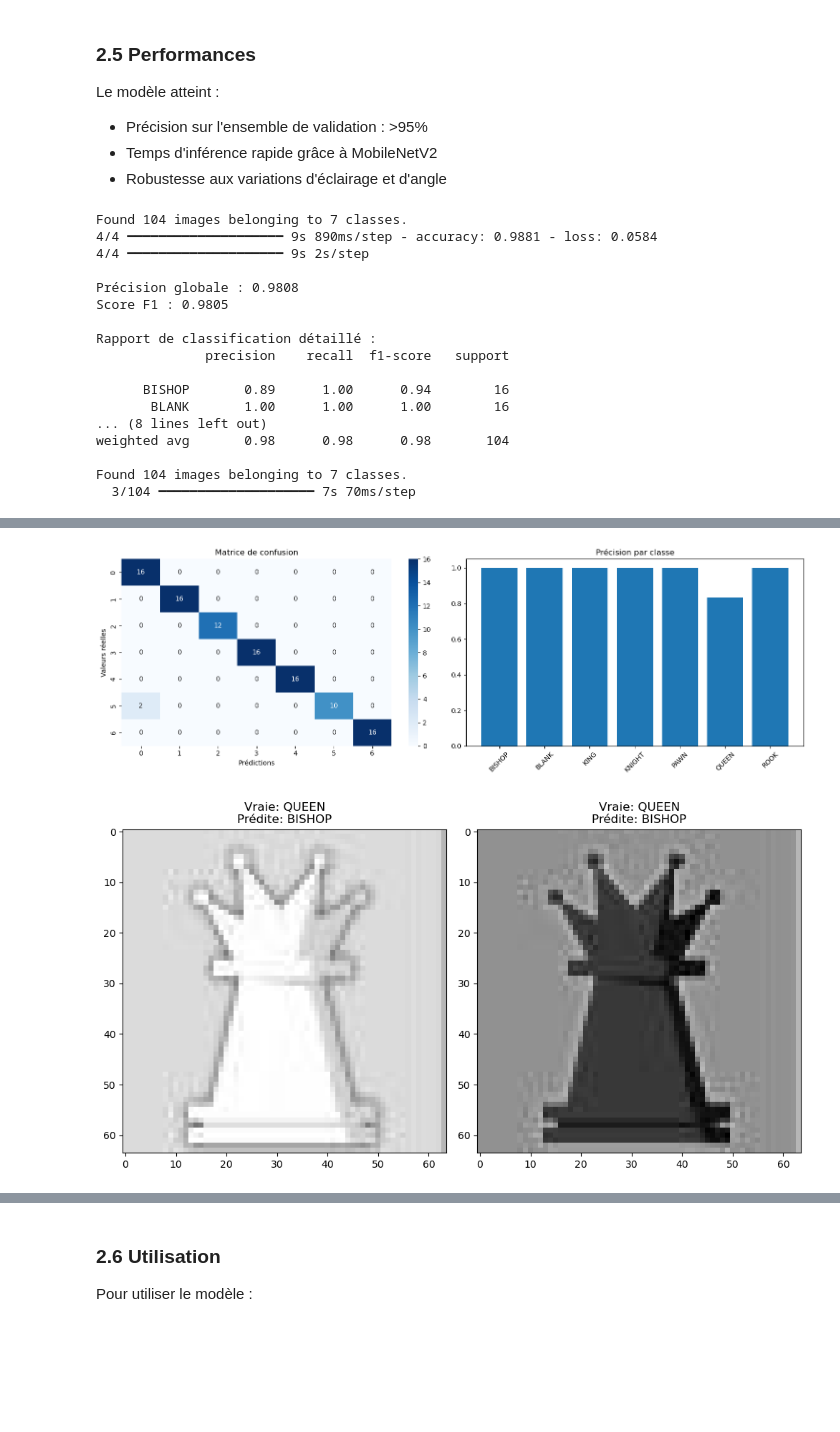
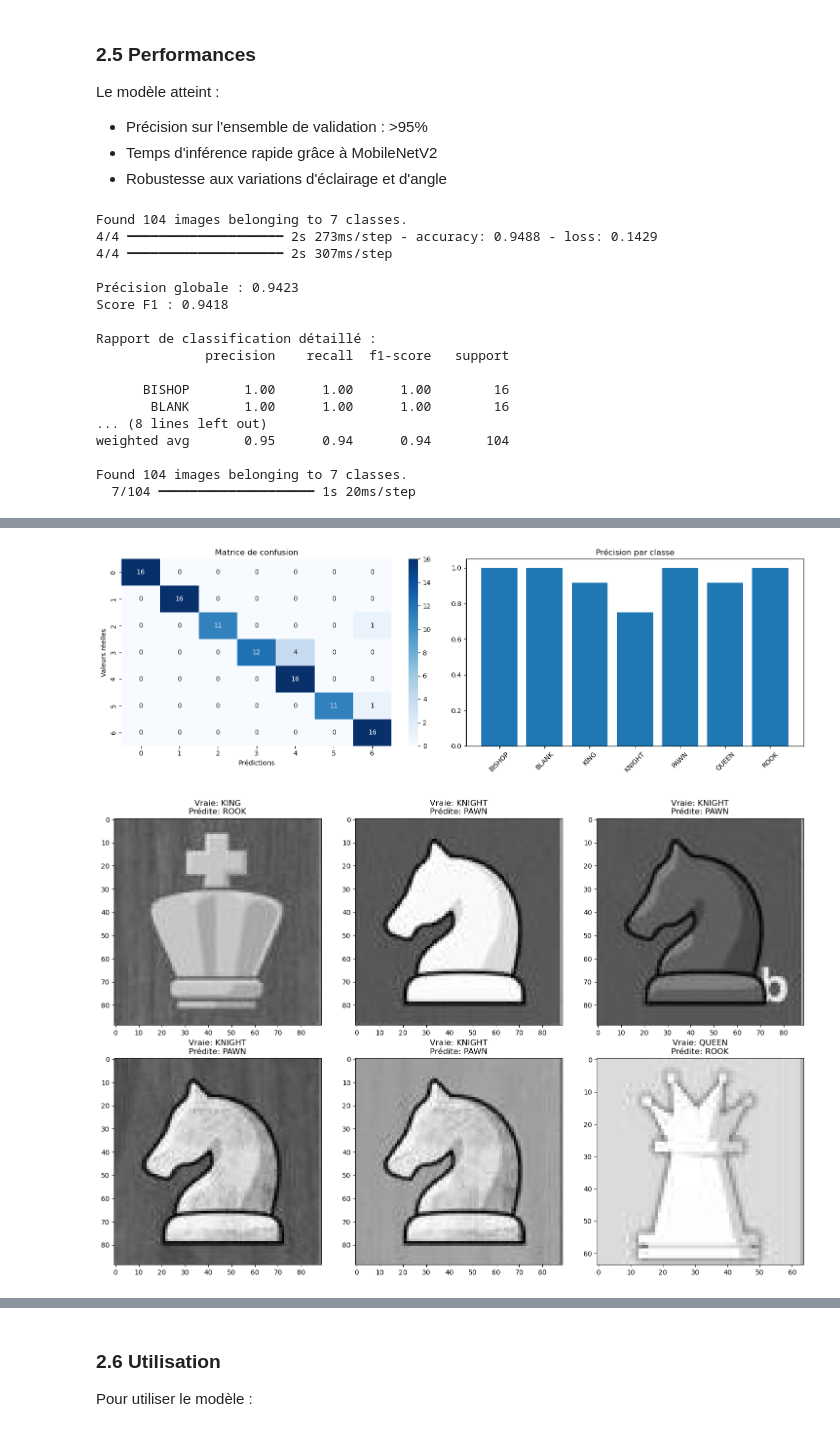
Before and after one commit to Wa-dot/AI-project-chess, a Jupyter notebook: project.ipynb, the cells around one changed output, grey strips where cells are left out. Drawn from its saved outputs; the diff is of its cells as text; code cells hidden in the pictures; blank space fills up the shorter version.

Commit message:
End model vision

```diff
--- a/project.ipynb
+++ b/project.ipynb
@@ -439,28 +420,28 @@ def visualize_errors(model, test_data_path):
 # Utilisation
 if __name__ == "__main__":
     # Charger le modèle entraîné
-    model = load_model('chess_model_final.keras')
+    model = load_model('./chess_model_custom.keras')
 
     # Évaluer les performances
-    results = evaluate_model_performance(model, 'C:/Users/Desktop/Desktop/Ai/Chess/chess_move/data/data_test')
+    results = evaluate_model_performance(model, './data/data_test')
 
     # Visualiser les erreurs
-    visualize_errors(model, 'C:/Users/Desktop/Desktop/Ai/Chess/chess_move/data/data_test')
+    visualize_errors(model, './data/data_test')
 # %% [output]
 Found 104 images belonging to 7 classes.
-4/4 ━━━━━━━━━━━━━━━━━━━━ 9s 890ms/step - accuracy: 0.9881 - loss: 0.0584
-4/4 ━━━━━━━━━━━━━━━━━━━━ 9s 2s/step
+4/4 ━━━━━━━━━━━━━━━━━━━━ 2s 273ms/step - accuracy: 0.9488 - loss: 0.1429
+4/4 ━━━━━━━━━━━━━━━━━━━━ 2s 307ms/step
 
-Précision globale : 0.9808
-Score F1 : 0.9805
+Précision globale : 0.9423
+Score F1 : 0.9418
 
 Rapport de classification détaillé :
               precision    recall  f1-score   support
 
-      BISHOP       0.89      1.00      0.94        16
+      BISHOP       1.00      1.00      1.00        16
        BLANK       1.00      1.00      1.00        16
 ... (8 lines left out)
-weighted avg       0.98      0.98      0.98       104
+weighted avg       0.95      0.94      0.94       104
 
 Found 104 images belonging to 7 classes.
-  3/104 ━━━━━━━━━━━━━━━━━━━━ 7s 70ms/step
+  7/104 ━━━━━━━━━━━━━━━━━━━━ 1s 20ms/step
@@ -468,2 +449,2 @@ Found 104 images belonging to 7 classes.
-[figure, old version]
+[figure, new version]
-[figure, old version]
+[figure, new version]
```
Also changed, not shown: parts of 15 cells of this notebook, 4 other files.
